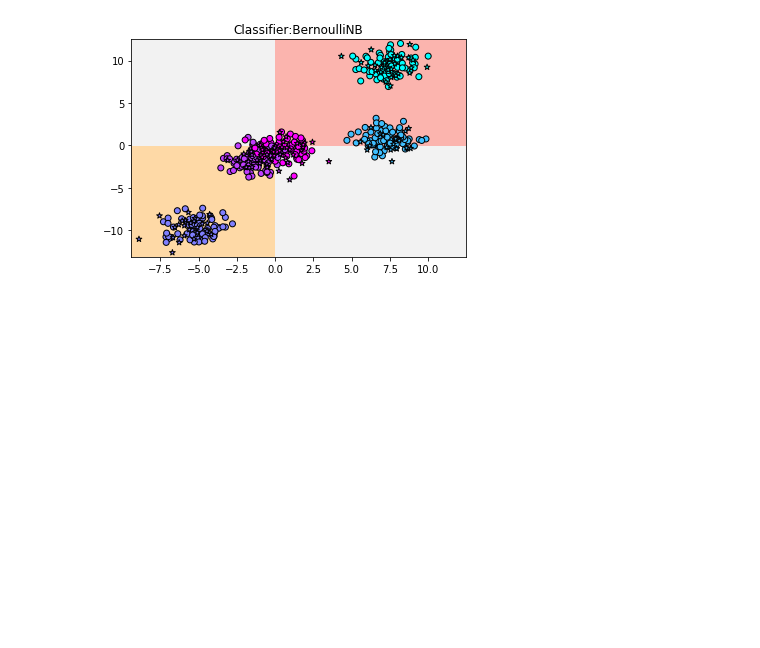
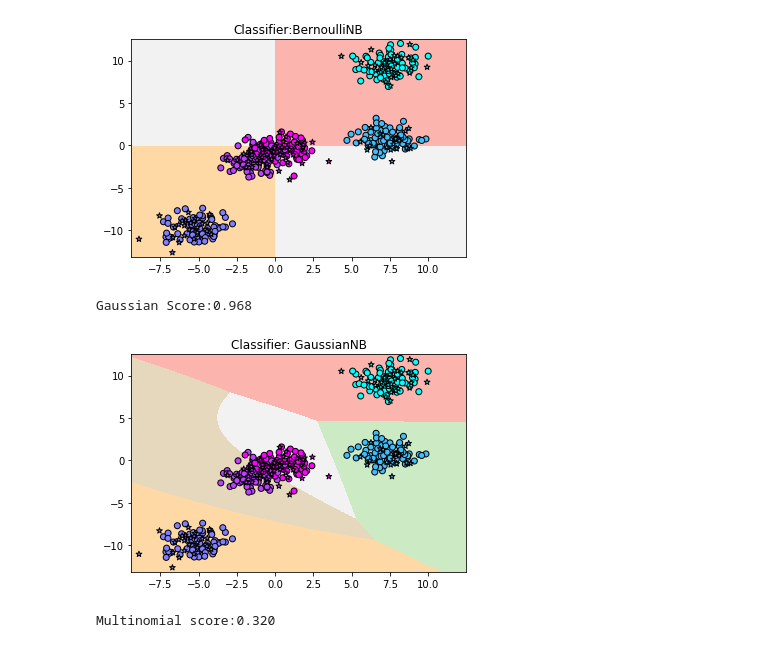
Before and after one commit to Seanoy/PythonLearning, a Jupyter notebook: machine_learning/bayes.ipynb, the cells around one changed output. Drawn from its saved outputs; the diff is of its cells as text; code cells hidden in the pictures; blank space fills up the shorter version.

Commit message:
update bayes & decisionTree

```diff
--- a/machine_learning/bayes.ipynb
+++ b/machine_learning/bayes.ipynb
@@ -103,3 +103,50 @@ plt.show()
 # %% [output]
 scores:0.544
 [figure]
+# %%
+# 高斯朴素贝叶斯，是假设样本的特征符合高斯分布/正态分布所用的算法
+# 导入高斯朴素贝叶斯
+from sklearn.naive_bayes import GaussianNB
+# 使用高斯朴素贝叶斯拟合数据
+# 实例化
+gnb = GaussianNB()
+gnb.fit(X_train, y_train)
+print("Gaussian Score:{:.3f}".format(gnb.score(X_test, y_test)))
+# 准确！
+
+# 接下来使用图像的进行演示它的工作原理
+# 用不同色块表示不同分类
+z = gnb.predict(np.c_[(xx.ravel(), yy.ravel())]).reshape(xx.shape)
+plt.pcolormesh(xx, yy, z, cmap=plt.cm.Pastel1)
+# 用散点图画出训练集和测试集数据
+plt.scatter(X_train[:,0], X_train[:,1], c=y_train, cmap=plt.cm.cool, edgecolors='k')
+plt.scatter(X_test[:,0], X_test[:,1], c=y_test, cmap=plt.cm.cool, marker='*', edgecolors='k')
+
+#设定横纵坐标轴范围
+plt.xlim(xx.min(),yy.max())
+plt.ylim(yy.min(),yy.max())
+plt.title("Classifier: GaussianNB")
+plt.show()
+#高斯朴素贝叶斯拟合模型能处理大部分分类任务，这是因为在科学和社会领域，大量数据呈现正态分布的现象。
+# %% [output]
+Gaussian Score:0.968
+[figure, added]
+# %%
+# 多项式朴素贝叶斯，主要处理多项式分布的数据集，如投骰子
+# 导入多项式朴素贝叶斯
+from sklearn.naive_bayes import MultinomialNB
+# 导入数据预处理工具MinMaxScaler
+from sklearn.preprocessing import MinMaxScaler
+# 使用MinMaxScaler对数据进行预处理，使数据全部为非负值
+scaler = MinMaxScaler()# 将数据集中的特征值转化为0~1
+scaler.fit(X_train)
+X_train_scaled = scaler.transform(X_train)
+X_test_scaled = scaler.transform(X_test)
+# 使用多项式朴素贝叶斯拟合数据
+# 实例化
+mnb = MultinomialNB()
+mnb.fit(X_train_scaled, y_train)# 输入的X数据必须为非负数
+print("Multinomial score:{:.3f}".format(mnb.score(X_test_scaled, y_test)))
+# 多项式朴素贝叶斯不适合用来处理这个数据集
+# %% [output]
+Multinomial score:0.320
```
Also changed, not shown: parts of 6 cells of this notebook, 2 other files.
